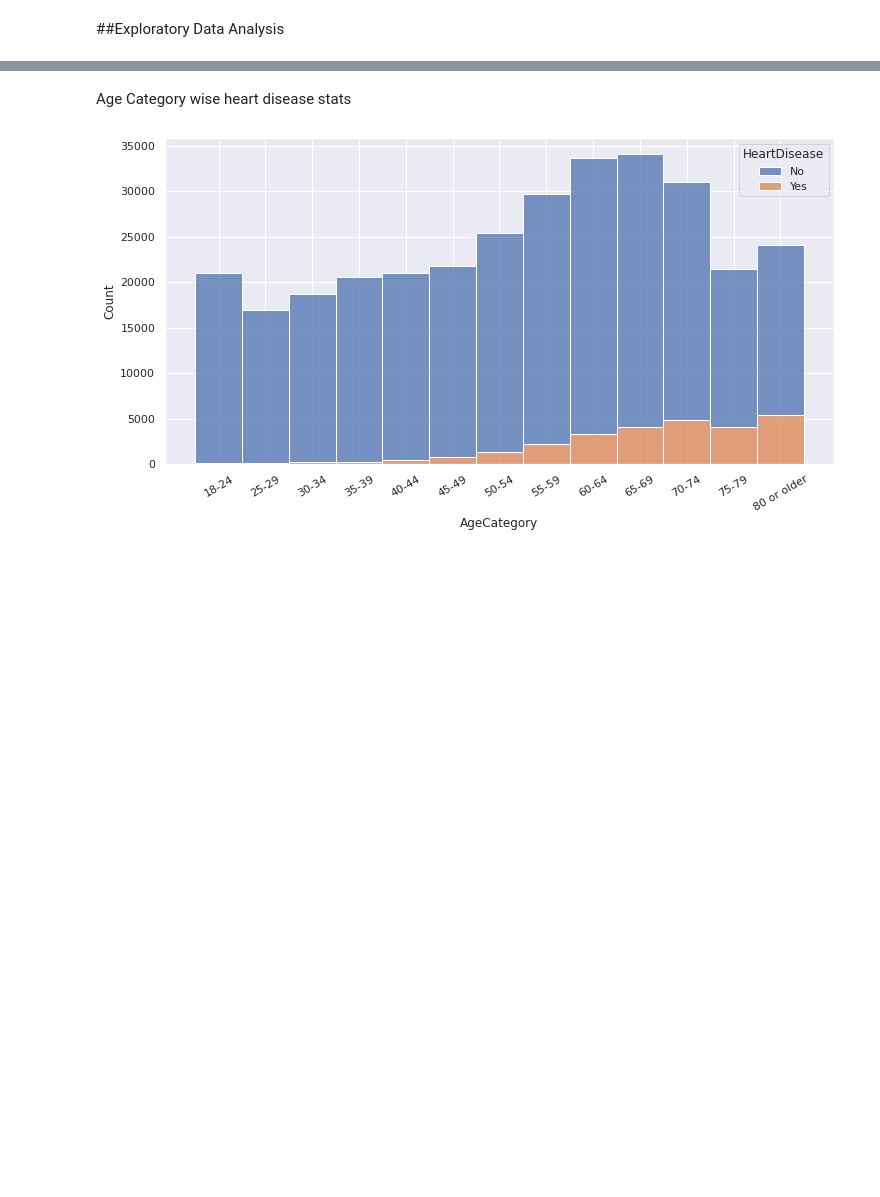
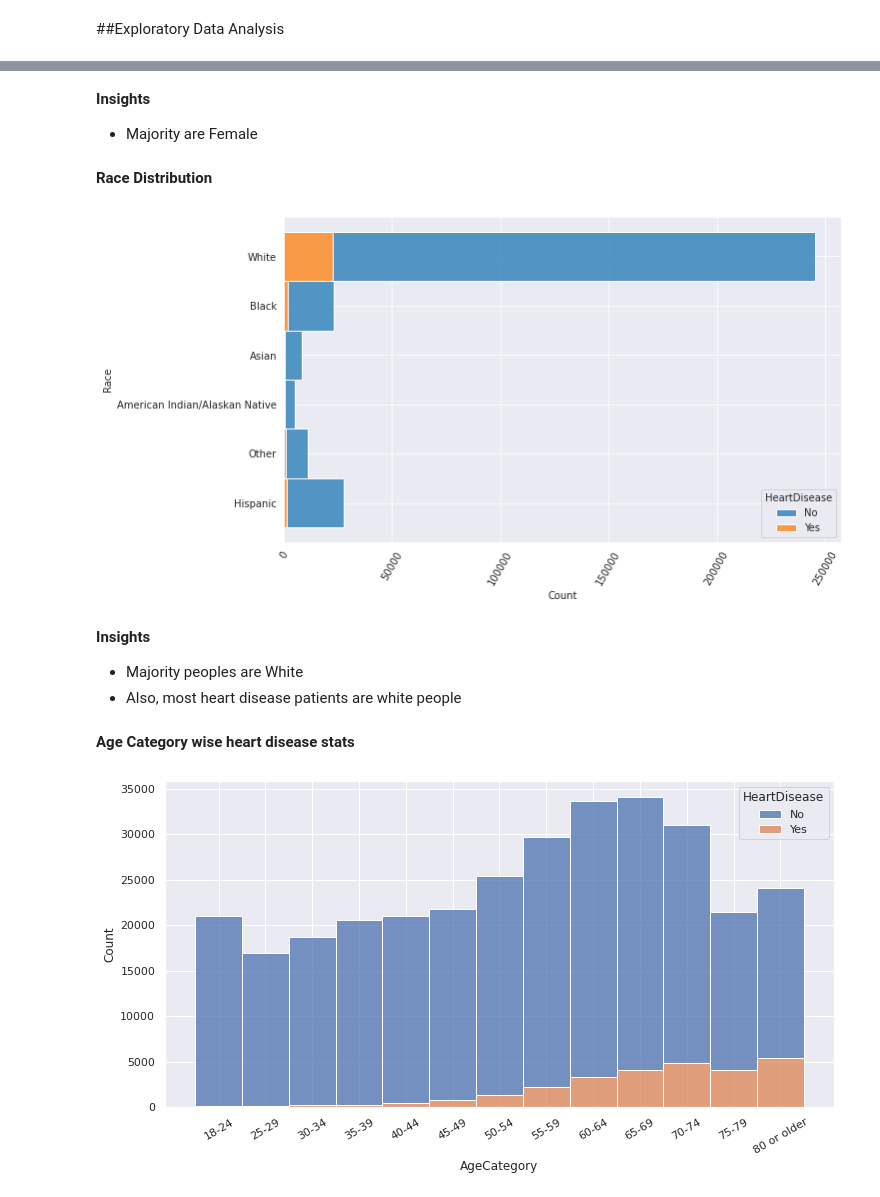
Before and after one commit to absiddik7/Heart_Disease_Prediction, a Jupyter notebook: Heart_Disease_Prediction.ipynb, the cells around one changed output, grey strips where cells are left out. Drawn from its saved outputs; the diff is of its cells as text; code cells hidden in the pictures; blank space fills up the shorter version.

```diff
--- a/Heart_Disease_Prediction.ipynb
+++ b/Heart_Disease_Prediction.ipynb
@@ -28,5 +63,26 @@ df.info()
+# %% [markdown]
+**Insights**
+
+
+*   Majority are Female
+# %% [markdown]
+**Race Distribution**
+# %%
+sns.set_style('darkgrid')
+plt.figure(figsize=(10,6))
+sns.histplot(y=df['Race'],hue=df["HeartDisease"], multiple="stack")
+plt.xticks(rotation=60)
+plt.show()
+# %% [output]
+[figure, added]
+# %% [markdown]
+**Insights**
+
+
+*   Majority peoples are White
+*   Also, most heart disease patients are white people
 # %% [markdown]
-Age Category wise heart disease stats
+**Age Category wise heart disease stats**
 # %%
 adata = df.sort_values(by=['AgeCategory'],ascending = True)
 sns.histplot(data=adata, x="AgeCategory", hue="HeartDisease", multiple="stack")
```
Also changed, not shown: parts of 34 cells of this notebook.
